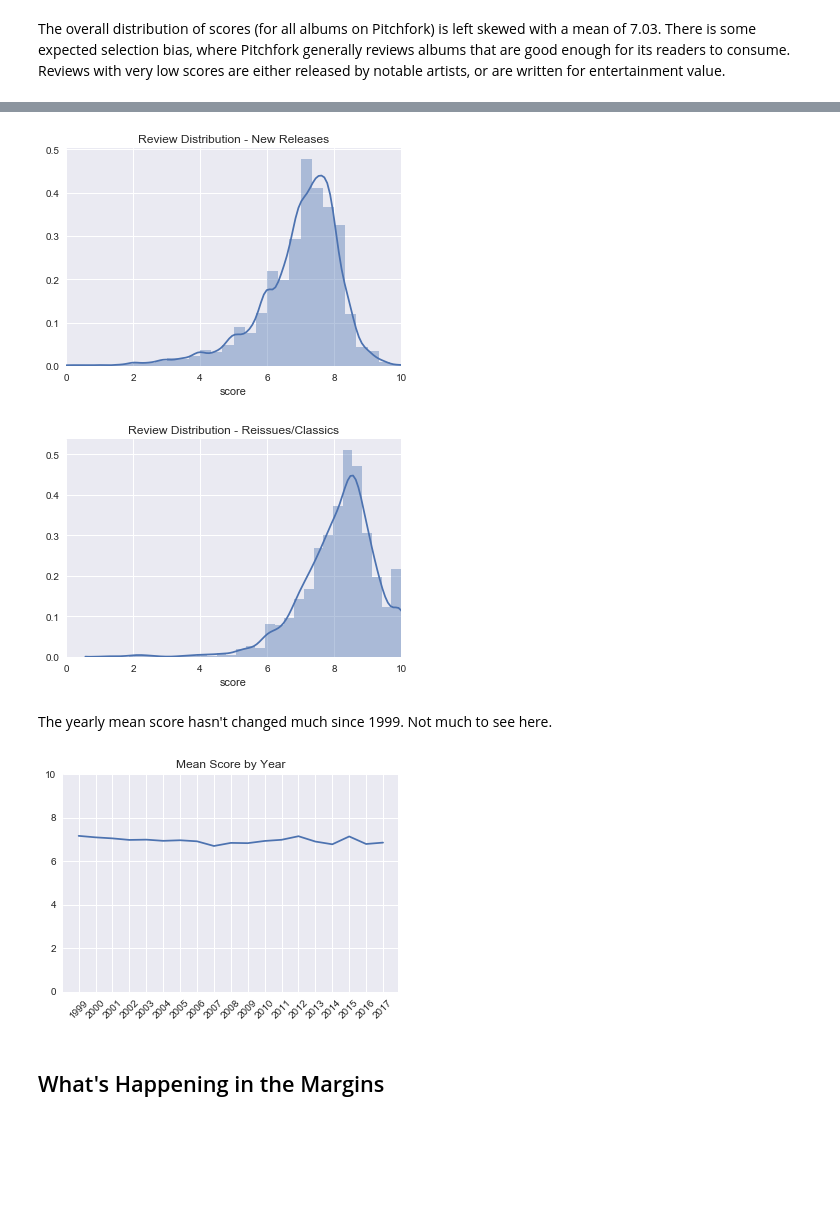
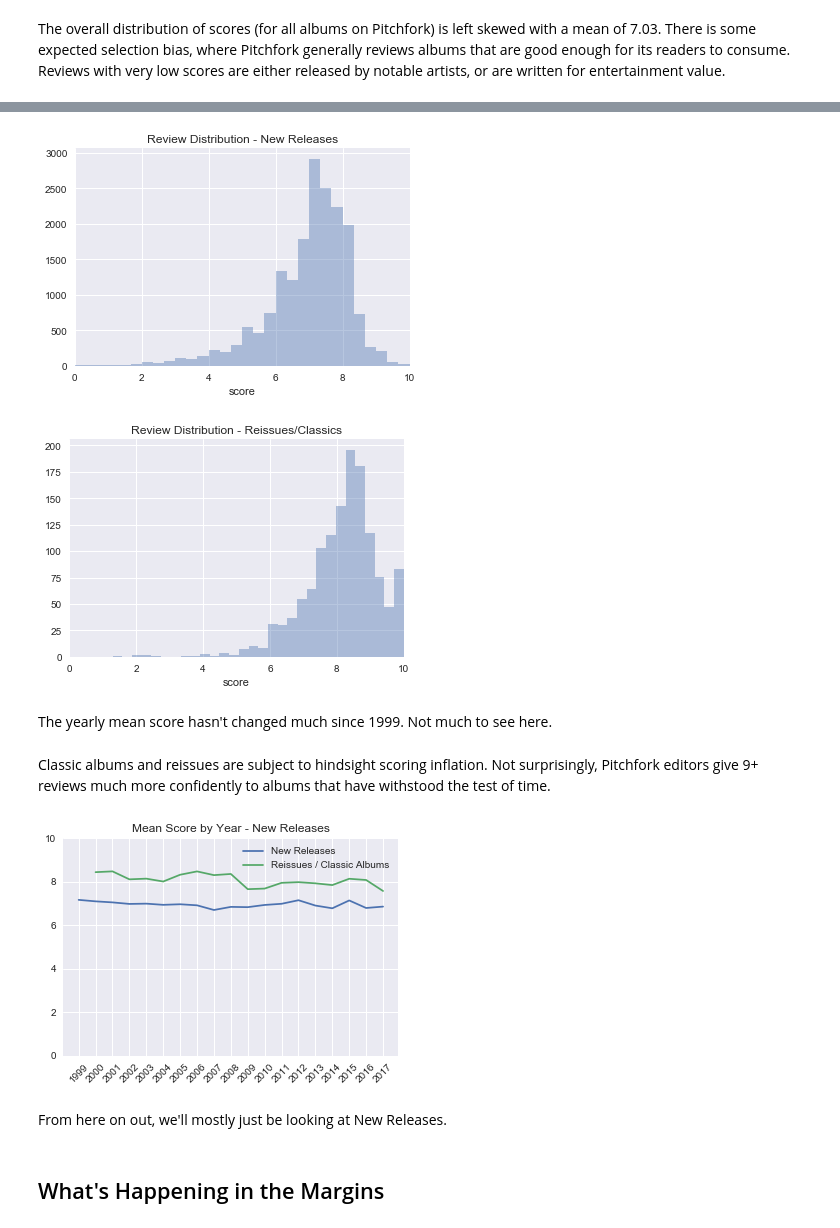
Before and after one commit to andrewjbashford/GalvanizeCapstone, a Jupyter notebook: EDA.ipynb, the cells around one changed output, grey strips where cells are left out. Drawn from its saved outputs; the diff is of its cells as text; code cells hidden in the pictures; blank space fills up the shorter version.

```diff
--- a/EDA.ipynb
+++ b/EDA.ipynb
@@ -52,3 +108,5 @@ ValueError: max must be larger than min in range parameter.
+# %%
+df = pd.read_csv('../pitchfork2.csv')
 # %%
 years = np.arange(1999, 2018)
 df_new = df[df['new_album'] == 1]
@@ -236,28 +260,34 @@ print "Overall Mean:", df['score'].mean()
 # %%
 plt.title("Review Distribution - New Releases")
-sns.distplot(df_new['score'], bins=30)
+sns.distplot(df_new['score'], bins=30, kde=False)
 plt.xlim(0,10)
 
 plt.show()
 # %% [output]
-[figure, old version]
+[figure, new version]
 # %%
 plt.title("Review Distribution - Reissues/Classics")
-sns.distplot(df_reissue['score'], bins=30)
+sns.distplot(df_reissue['score'], bins=30, kde=False)
 plt.xlim(0,10)
 plt.show()
 # %% [output]
-[figure, old version]
+[figure, new version]
 # %% [markdown]
 The yearly mean score hasn't changed much since 1999. Not much to see here.
+# %% [markdown]
+Classic albums and reissues are subject to hindsight scoring inflation. Not surprisingly, Pitchfork editors give 9+ reviews much more confidently to albums that have withstood the test of time.
 # %%
-plt.plot(df_new['pub_year'].unique(), df_new.groupby('pub_year')['score'].mean())
-plt.title('Mean Score by Year')
+plt.plot(df_new['pub_year'].unique(), df_new.groupby('pub_year')['score'].mean(), label='New Releases')
+plt.plot(df_reissue['pub_year'].unique(), df_reissue.groupby('pub_year')['score'].mean(), label='Reissues / Classic Albums')
+plt.legend()
+plt.title('Mean Score by Year - New Releases')
 plt.ylim(0,10)
 plt.xticks(range(1999, 2018), rotation=45)
 plt.show()
 # %% [output]
-[figure, old version]
+[figure, new version]
+# %% [markdown]
+From here on out, we'll mostly just be looking at New Releases.
 # %% [markdown]
 ## What's Happening in the Margins
 # %%
```
Also changed, not shown: parts of 86 cells of this notebook, 8 other files.
